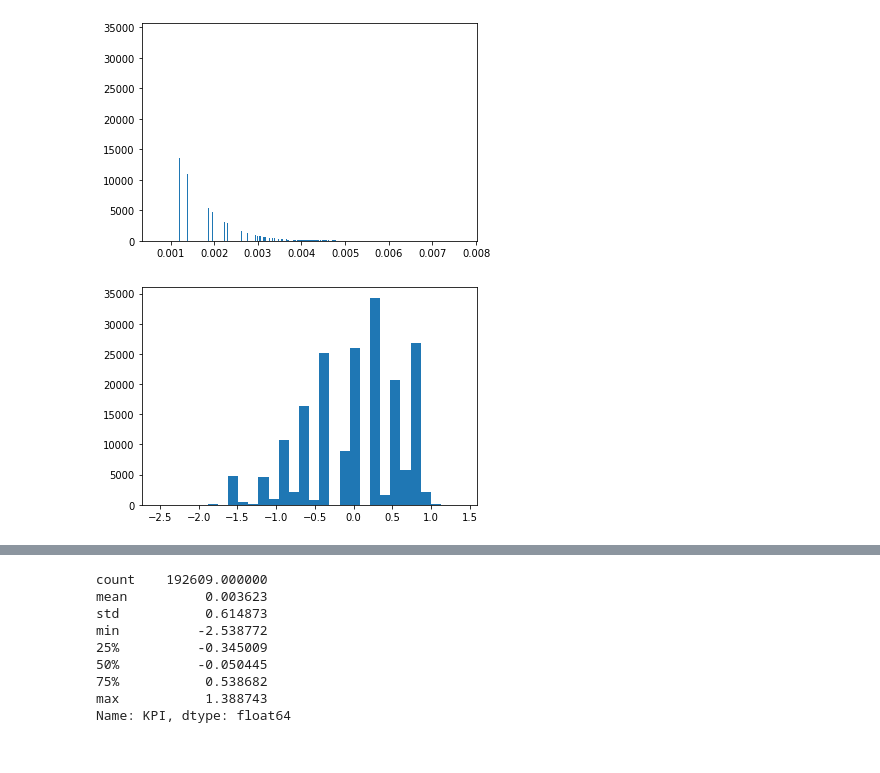
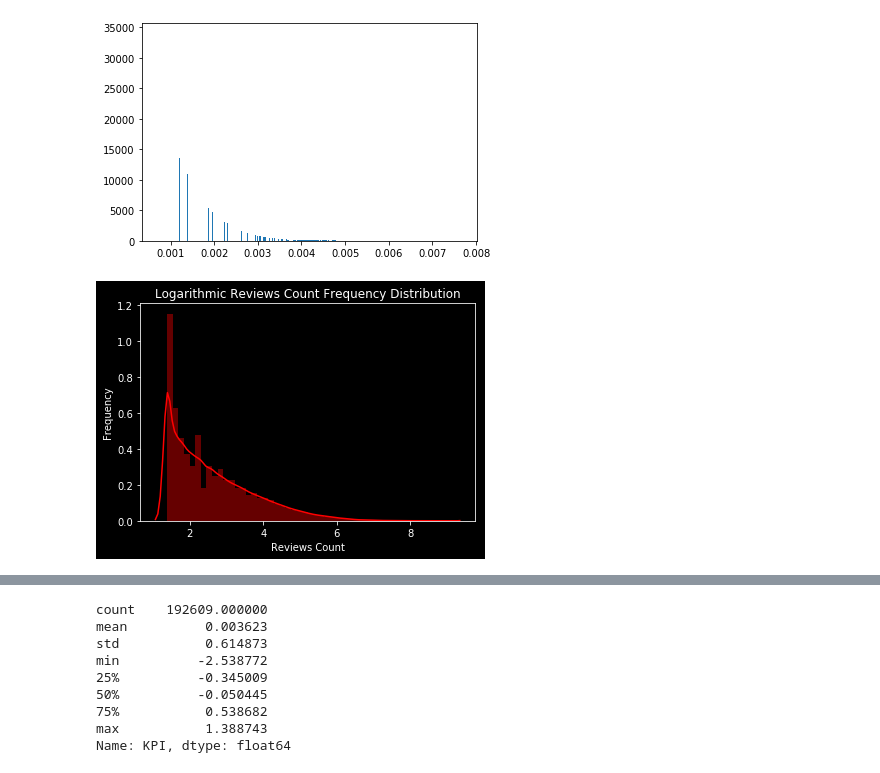
Before and after one commit to Joseamica/Project-1, a Jupyter notebook: Data/main.ipynb, the cells around one changed output, grey strips where cells are left out. Saved outputs shown, nothing was run; the diff lists cells and outputs as text; code cells hidden in the pictures.

```diff
--- a/Data/main.ipynb
+++ b/Data/main.ipynb
@@ -113,6 +107,17 @@ plt.hist(norm_reviews_count, bins=1000)
 plt.show()
 # %% [output]
 [figure]
+# %%
+# Enhance the plot
+import seaborn as sns
+sns.distplot(data['review_count'].apply(np.log1p), color='r');
+plt.ylabel("Frequency")
+plt.xlabel("Reviews Count")
+plt.title("Logarithmic Reviews Count Frequency Distribution")
+plt.savefig('review_count_ditrib.png', transparent=True)
+plt.show()
+# %% [output]
+[figure, added]
 # %%
 # Create column of KPI
 
@@ -140,17 +145,11 @@ for review in data['review_count']:
 scaler = preprocessing.StandardScaler()
 
     # Apply scaler to stars column
-standard_stars = scaler.fit_transform(np.array(data['stars']).reshape(-1, 1))
+standard_stars = scaler.fit_transform\
+                (np.array(data['stars']).reshape(-1, 1))
 
     # Insert standardized column to dataframe
 data['Standardized Stars'] = standard_stars
 
-
 # Insert KPI column to dataframe
 data['KPI'] = data['Standardized Stars']*score
-
-# Plot distribution density of the KPI
-plt.hist(data['KPI'], bins=30)
-plt.show()
-# %% [output]
-[figure, removed]
```
Also changed, not shown: parts of 4 cells of this notebook, 5 other files.
